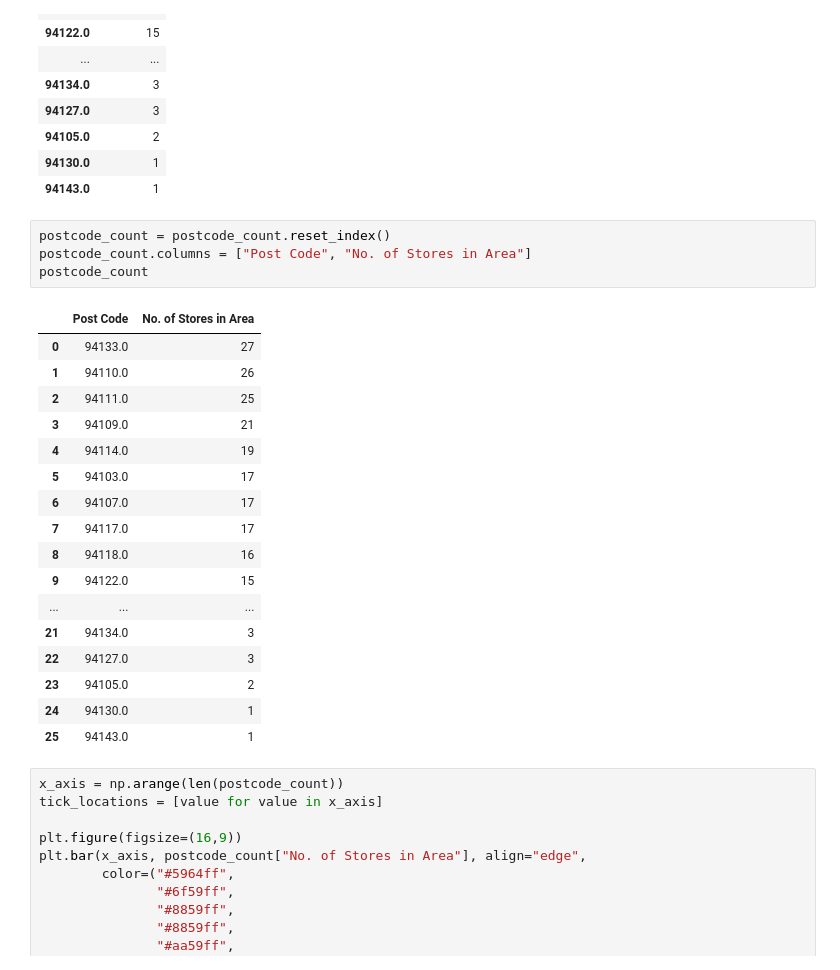
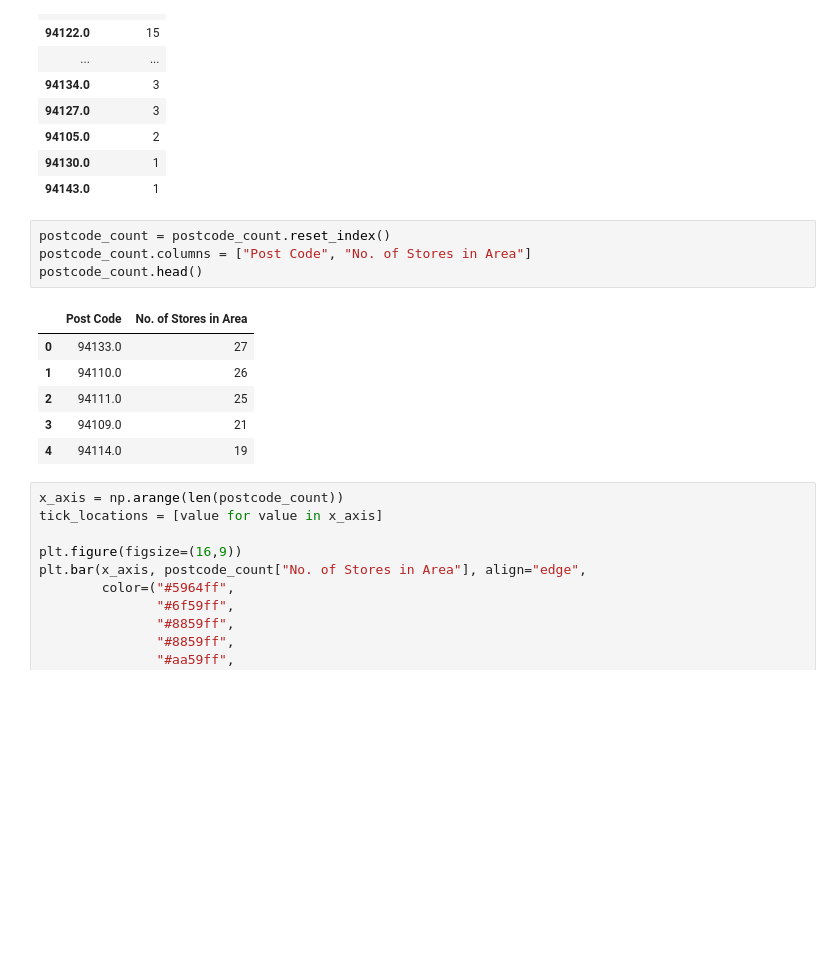
Before and after one commit to jellyramos/SF_Gentrification, a Jupyter notebook: FoodstoreCount.ipynb, the cells around one changed output. Cells and saved outputs as stored; diff of their text form; blank space fills up the shorter version.

```diff
--- a/FoodstoreCount.ipynb
+++ b/FoodstoreCount.ipynb
@@ -120,25 +120,14 @@ postcode_count
 # %%
 postcode_count = postcode_count.reset_index()
 postcode_count.columns = ["Post Code", "No. of Stores in Area"]
-postcode_count
+postcode_count.head()
 # %% [output]
 |  | Post Code | No. of Stores in Area |
 | 0 | 94133.0 | 27 |
 | 1 | 94110.0 | 26 |
 | 2 | 94111.0 | 25 |
 | 3 | 94109.0 | 21 |
 | 4 | 94114.0 | 19 |
-| 5 | 94103.0 | 17 |
-| 6 | 94107.0 | 17 |
-| 7 | 94117.0 | 17 |
-| 8 | 94118.0 | 16 |
-| 9 | 94122.0 | 15 |
-| ... | ... | ... |
-| 21 | 94134.0 | 3 |
-| 22 | 94127.0 | 3 |
-| 23 | 94105.0 | 2 |
-| 24 | 94130.0 | 1 |
-| 25 | 94143.0 | 1 |
 # %%
 x_axis = np.arange(len(postcode_count))
 tick_locations = [value for value in x_axis]
```
Also changed, not shown: 8 other files.
